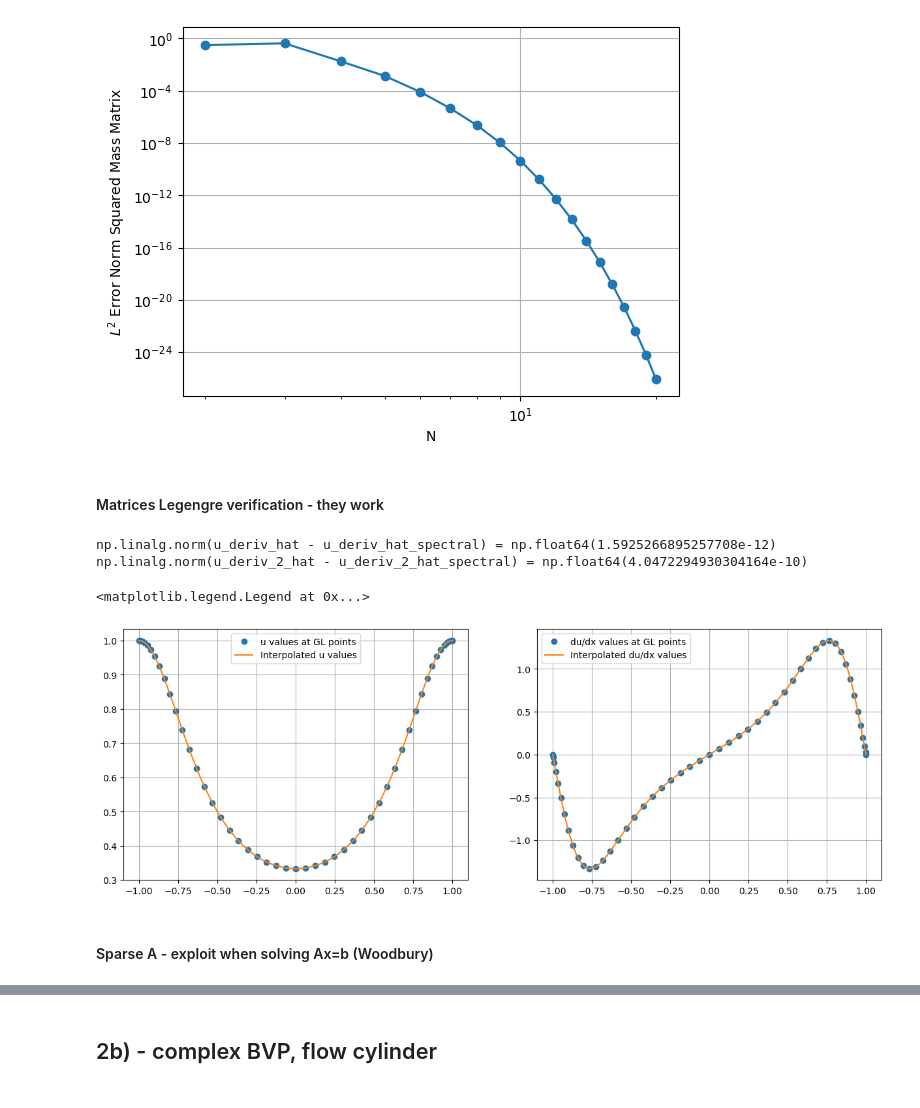
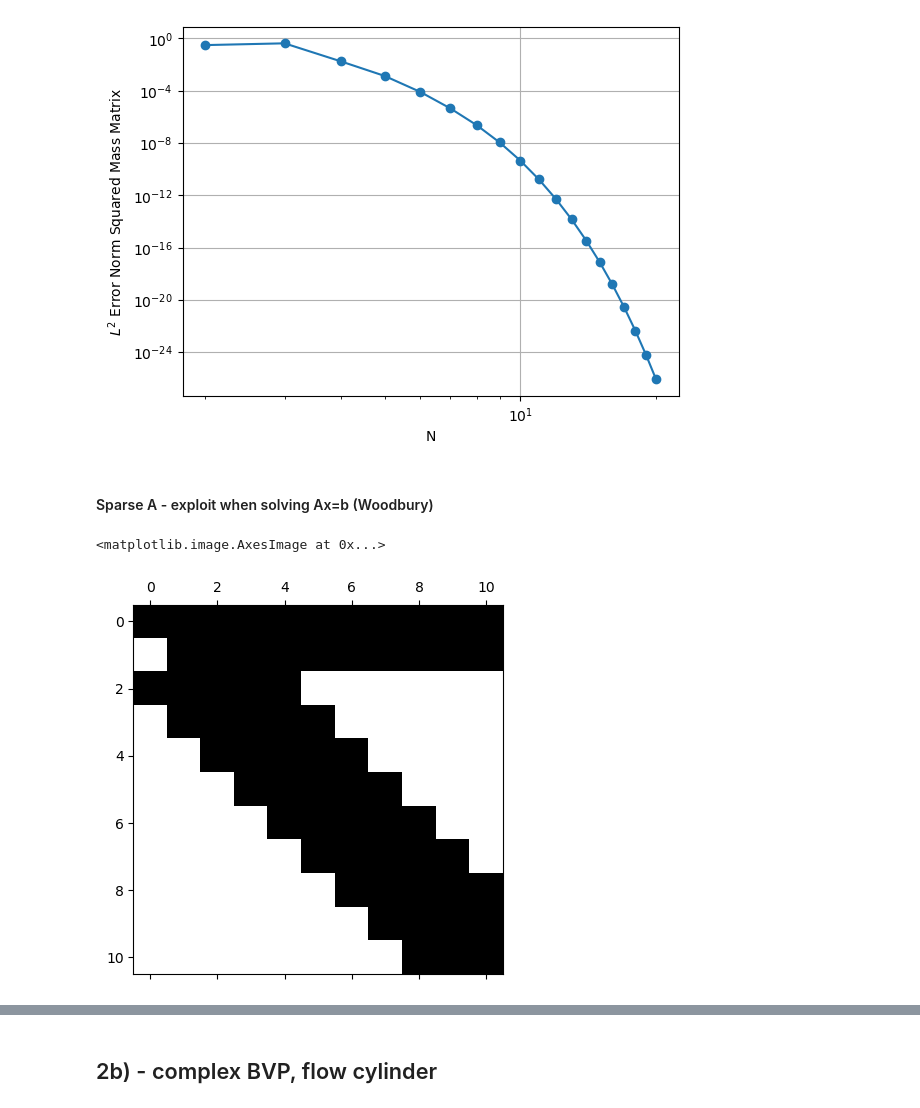
Before and after one commit to JeppeKlitgaard/02689-Advanced-Numerical-Methods, a Jupyter notebook: assignment_2/tb_exercise_1.ipynb, the cells around one changed output, grey strips where cells are left out. Saved outputs shown, nothing was run; the diff lists cells and outputs as text; code cells hidden in the pictures.

```diff
--- a/assignment_2/tb_exercise_1.ipynb
+++ b/assignment_2/tb_exercise_1.ipynb
@@ -139,9 +140,12 @@ plt.ylabel(r"$L^2$ Error Norm Squared Mass Matrix");
 # %%
 N = 10
 
-def construct_deriv_matrices(N):
+def construct_deriv_matrices(N, N_rows = None):
 
-    n = np.arange(N+1)[:, None]   # column vector (rows)
+    if N_rows is None:
+        n = np.arange(N+1)[:, None]   # column vector (rows)
+    else:
+        n = np.arange(N_rows)[:, None]
     p = np.arange(N+1)[None, :]   # row vector (cols)
 
     # mask: above diagonal and n+p odd
@@ -194,6 +198,7 @@ def solve_bvp_ltm_simple(N):
     L_tau_naive[row_right, :] = np.array([eval_jacobi(k, alpha, beta, x2z(xN, a=x0, b=xN)) for k in range(N+1)])
 
     print(f"{np.linalg.cond(L_tau_naive) = }")
+    # plt.spy(L_tau_naive)
 
     # in modal space
     u_hat = linalg.solve(L_tau_naive, fx_hat)
@@ -269,5 +274,3 @@ np.linalg.cond(L_tau_naive) = np.float64(3061.3478447809375)
 np.linalg.cond(L_tau_naive) = np.float64(3736.8666598180957)
 np.linalg.cond(L_tau_naive) = np.float64(4516.703361017422)
 [figure]
-# %% [markdown]
-#### Matrices Legengre verification - they work
@@ -309,31 +277,6 @@ u_deriv_2_eval = A @ u_deriv_2_hat
-# %%
-u_deriv_hat_spectral = First_deriv_matrix @ u_hat
-print(f"{np.linalg.norm(u_deriv_hat - u_deriv_hat_spectral) = }")
-
-u_deriv_2_hat_spectral = Second_deriv_matrix @ u_hat
-print(f"{np.linalg.norm(u_deriv_2_hat - u_deriv_2_hat_spectral) = }")
-# %% [output]
-np.linalg.norm(u_deriv_hat - u_deriv_hat_spectral) = np.float64(1.5925266895257708e-12)
-np.linalg.norm(u_deriv_2_hat - u_deriv_2_hat_spectral) = np.float64(4.0472294930304164e-10)
-# %%
-fig, ax = plt.subplots(1, 2, figsize = (15, 5))
-
-ax[0].plot(z, u, 'o', label="u values at GL points")
-ax[0].plot(x_eval, u_eval, '-', label="Interpolated u values")
-ax[0].grid()
-ax[0].legend()
-
-ax[1].plot(z, u_deriv, 'o', label="du/dx values at GL points")
-ax[1].plot(x_eval, u_deriv_eval, '-', label="Interpolated du/dx values")
-ax[1].grid()
-ax[1].legend()
-# %% [output]
-<matplotlib.legend.Legend at 0x...>
-[figure, removed]
 # %% [markdown]
 #### Sparse A - exploit when solving Ax=b (Woodbury)
 # %%
-
 def build_A_and_G(N, a, b, c):
     """
     Build dense matrices A, G (size (N+1)x(N+1)) such that:
@@ -368,30 +311,46 @@ def build_A_and_G(N, a, b, c):
 
     # Sub-diagonal (n,n-1)
     idx = np.arange(1, Np1)
     A[idx, idx-1] = -(b/a) / (2*idx - 1)
 
     # Super-diagonal (n,n+1)
     idx = np.arange(0, N)
     A[idx, idx+1] = (b/a) / (2*idx + 3)
 
     # Sub-2-diagonal (n,n-2)
     idx = np.arange(2, Np1)
     A[idx, idx-2] = -(c/a) / ((2*idx - 1) * (2*idx - 3))
     G[idx, idx-2] = -(1.0/a) / ((2*idx - 1) * (2*idx - 3))
 
     # Super-2-diagonal (n,n+2)
     idx = np.arange(0, N-1)
     A[idx, idx+2] = -(c/a) / ((2*idx + 3) * (2*idx + 5))
     G[idx, idx+2] = -(1.0/a) / ((2*idx + 3) * (2*idx + 5))
 
+    A[0, :] = 0; A[1, :] = 0
+
+    ## boundary conditions
+    # A[Np1-2, :] = 0; A[Np1-1, :] = 0
+
+    First_deriv_matrix, Second_deriv_matrix = construct_deriv_matrices(N=N, N_rows=2)
+    L_missing_equations = a * Second_deriv_matrix + b * First_deriv_matrix + c * np.eye(2, N+1)
+    A[0:2, :] = L_missing_equations
+
+    G[0, :] = 0; G[1, :] = 0
+    G[0, 0] = 1.0; G[1, 1] = 1.0
+
     return A, G
 
 # Usage:
 N = 10
 a, b, c = 1.0, 0.3, 2.0
 A, G = build_A_and_G(N, a, b, c)
 
 # Given modal f_hat_in:
 f_hat_in = np.random.randn(N+1)
 g_out = G @ f_hat_in  # RHS vector
 # Solve for u_hat: u_hat = np.linalg.solve(A, g_out)
+plt.spy(A)
+# %% [output]
+<matplotlib.image.AxesImage at 0x...>
+[figure, added]
```
Also changed, not shown: parts of 9 cells of this notebook.
